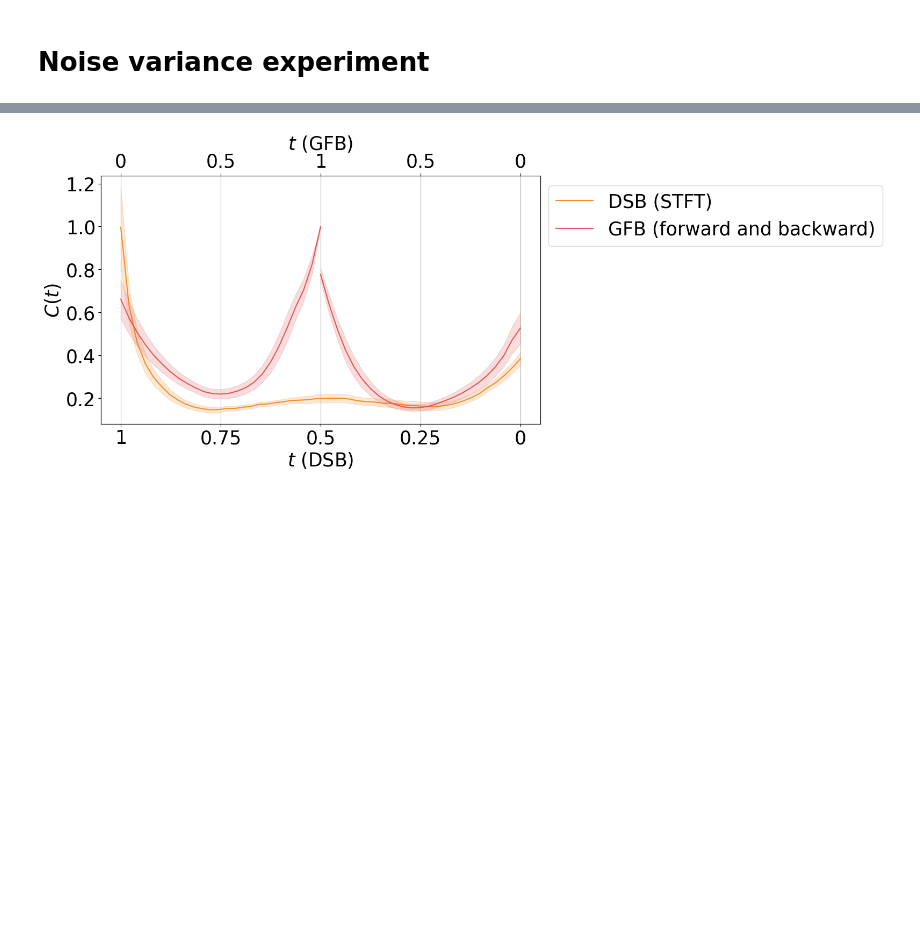
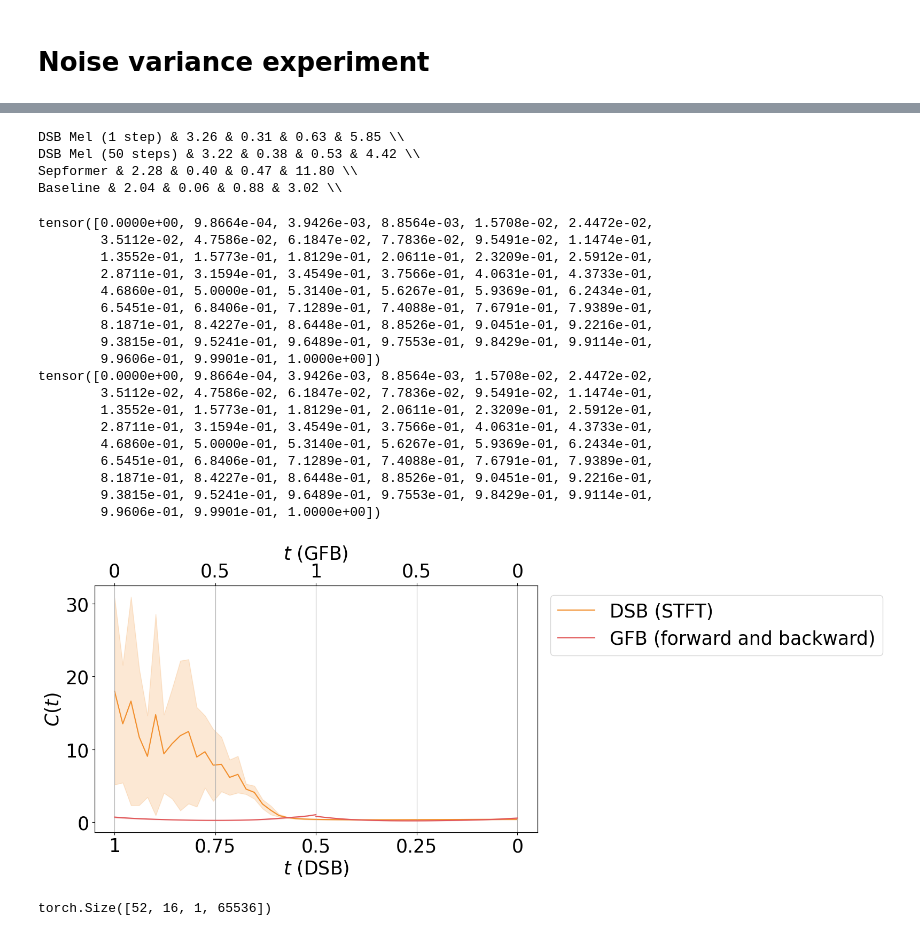
Before and after one commit to kommodeskab/Latent-DSB, a Jupyter notebook: analysis.ipynb, the cells around one changed output, grey strips where cells are left out. Saved outputs shown, nothing was run; the diff lists cells and outputs as text; code cells hidden in the pictures; blank space fills up the shorter version.

```diff
--- a/analysis.ipynb
+++ b/analysis.ipynb
@@ -56,7 +105,7 @@ data = dict()
 what_test = "clip"
 
 num_steps = [1, 2, 5, 10, 15, 30, 50]  # reversed order for plotting
-for model in ['mel_sto', 'stft_sto', 'gfb', 'baseline']:
+for model in ['gfb', 'baseline', 'esdsb_sto', 'stft_sto']:
     data[model] = dict()
     for metric in ['wer', 'srcs', 'dnsmos', 'kad']:
         metric_dict = dict()
@@ -77,7 +126,7 @@ for model in ['mel_sto', 'stft_sto', 'gfb', 'baseline']:
             metric_dict[num_step] = value
 
             if model == 'baseline':
-                continue
+                break
 
         data[model][metric] = metric_dict
 
@@ -87,6 +136,10 @@ plt.rcParams.update({'font.size': 23})
 
 for i, (model, metrics) in enumerate(data.items()):
     if model == 'baseline':
+        axs[0].hlines(y=metrics['wer'].values(), linestyles='--', xmin=0, xmax=len(num_steps)-1, color=model_to_color[model])
+        axs[1].hlines(y=metrics['srcs'].values(), linestyles='--', xmin=0, xmax=len(num_steps)-1, color=model_to_color[model])
+        axs[2].hlines(y=metrics['dnsmos'].values(), linestyles='--', xmin=0, xmax=len(num_steps)-1, color=model_to_color[model])
+        axs[3].hlines(y=metrics['kad'].values(), linestyles='--', xmin=0, xmax=len(num_steps)-1, color=model_to_color[model], label=model_to_name[model])
         continue
 
     xvalues = range(len(num_steps)) if model != 'gfb' else range(1, len(num_steps))  # GFB does not have num_step=1
@@ -96,7 +149,7 @@ for i, (model, metrics) in enumerate(data.items()):
     axs[3].plot(xvalues, metrics['kad'].values(), marker='o', linestyle='-', color=model_to_color[model], label=model_to_name[model])
 for i in range(4):
     axs[i].set_xlabel("Number of Steps")
-    axs[i].set_ylabel([r"WER $\downarrow$", r"SRCS $\uparrow$", r"DNSMOS $\uparrow$", r"KAD $\downarrow$"][i])
+    axs[i].set_title([r"WER $\downarrow$", r"SRCS $\uparrow$", r"DNSMOS $\uparrow$", r"KAD $\downarrow$"][i])
     axs[i].grid(True)
     axs[i].set_xticks(range(len(num_steps)))
     axs[i].set_xticklabels(num_steps)
@@ -134,3 +198,30 @@ Baseline & 2.58 & 0.11 & 0.47 & 5.92 \\
+# %%
+# make it easy to copy paste the results to txt file
+import torch
+
+n_decimals = 2
+
+what_test = 'noise'
+which_models = {
+    'esdsb_sto_1': 'DSB Mel (1 step)',
+    'esdsb_sto_50': 'DSB Mel (50 steps)',
+    'sepformer': 'Sepformer',
+    'baseline': 'Baseline',
+}
+
+for model in which_models:
+    metrics = torch.load(f"test_results/test_{what_test}/{model}/metrics.pt", weights_only=False)
+    mos = torch.tensor(metrics['dnsmos']).mean().item()
+    wer = torch.tensor(metrics['wer']).mean().item()
+    kad = torch.tensor(metrics['kad']).mean().item()
+    srcs = torch.tensor(metrics['srcs']).mean().item()
+
+    print(f"{which_models[model]} & {mos:.{n_decimals}f} & {wer:.{n_decimals}f} & {srcs:.{n_decimals}f} & {kad:.{n_decimals}f} \\\\")
+# %% [output]
+DSB Mel (1 step) & 3.26 & 0.31 & 0.63 & 5.85 \\
+DSB Mel (50 steps) & 3.22 & 0.38 & 0.53 & 4.42 \\
+Sepformer & 2.28 & 0.40 & 0.47 & 11.80 \\
+Baseline & 2.04 & 0.06 & 0.88 & 3.02 \\
 # %%
 # investigate trajectory curvature
 
@@ -155,11 +246,16 @@ def calculate_dsb_curvature_from_path(path : str, max_num_batches : int) -> Tens
     batches = load_all_batches(path, max_num_batches)
     params = torch.load(path + "/params.pt", weights_only=True)
     timeschedule = params['timeschedule']
+
+    if isinstance(timeschedule, list):
+        timeschedule = [t for t, _ in timeschedule] + [timeschedule[-1][1]]
+        timeschedule = torch.tensor(timeschedule).flip(dims=[0])
+        print(timeschedule)
+
     trajectories = batches['trajectory']
     return calculate_curvature_displacement(trajectories, timeschedule), timeschedule
 
-models = ['gfb', 'stft_det']
-num_steps = 30
+models = ['gfb', 'stft']
 data : dict[str, tuple[Tensor, Tensor]] = dict()
 n_batches = 1
 
@@ -197,32 +293,59 @@ ax.set_xlabel("$t$ (DSB)")
 
 ax2 = ax.twiny()  # create a second y-axis
 
 forward_traj = data['gfb_forward'][0]
 backward_traj = data['gfb_backward'][0]
 timeschedule = torch.linspace(0, 1, steps=forward_traj.shape[1])  # create a timeschedule from 0 to 1
 
 forward_mean = forward_traj.mean(dim=0)
 forward_std = forward_traj.std(dim=0)
 backward_mean = backward_traj.mean(dim=0)
 backward_std = backward_traj.std(dim=0)
 
 ax2.plot(timeschedule, forward_mean, color=model_to_color['gfb'])
 ax2.plot(timeschedule + 1, backward_mean, label="GFB (forward and backward)", color=model_to_color['gfb'])
 ax2.fill_between(timeschedule, forward_mean - forward_std, forward_mean + forward_std, alpha=0.2, color=model_to_color['gfb'])
 ax2.fill_between(timeschedule + 1, backward_mean - backward_std, backward_mean + backward_std, alpha=0.2, color=model_to_color['gfb'])
 
 # right now, x-axis goes from 0 to 2
 # make the ticks look like they go from 0 to 1 and back to 0
 ax2.set_xticks([0, 0.5, 1, 1.5, 2])
 ax2.set_xticklabels([0, 0.5, 1, 0.5, 0])
 
 ax2.set_xlabel("$t$ (GFB)")
 
 ax.set_ylabel("$C(t)$")
 fig.legend(loc='upper right', bbox_to_anchor=(1.8, 1), bbox_transform=ax.transAxes)
 plt.grid(True)
 plt.tight_layout()
-plt.savefig(f"test_results/test_clip/curvature_{num_steps}.png", bbox_inches='tight', dpi=300)
+plt.savefig(f"test_results/test_clip/curvature.png", bbox_inches='tight', dpi=300)
 plt.show()
 # %% [output]
+tensor([0.0000e+00, 9.8664e-04, 3.9426e-03, 8.8564e-03, 1.5708e-02, 2.4472e-02,
+        3.5112e-02, 4.7586e-02, 6.1847e-02, 7.7836e-02, 9.5491e-02, 1.1474e-01,
+        1.3552e-01, 1.5773e-01, 1.8129e-01, 2.0611e-01, 2.3209e-01, 2.5912e-01,
+        2.8711e-01, 3.1594e-01, 3.4549e-01, 3.7566e-01, 4.0631e-01, 4.3733e-01,
+        4.6860e-01, 5.0000e-01, 5.3140e-01, 5.6267e-01, 5.9369e-01, 6.2434e-01,
+        6.5451e-01, 6.8406e-01, 7.1289e-01, 7.4088e-01, 7.6791e-01, 7.9389e-01,
+        8.1871e-01, 8.4227e-01, 8.6448e-01, 8.8526e-01, 9.0451e-01, 9.2216e-01,
+        9.3815e-01, 9.5241e-01, 9.6489e-01, 9.7553e-01, 9.8429e-01, 9.9114e-01,
+        9.9606e-01, 9.9901e-01, 1.0000e+00])
+tensor([0.0000e+00, 9.8664e-04, 3.9426e-03, 8.8564e-03, 1.5708e-02, 2.4472e-02,
+        3.5112e-02, 4.7586e-02, 6.1847e-02, 7.7836e-02, 9.5491e-02, 1.1474e-01,
+        1.3552e-01, 1.5773e-01, 1.8129e-01, 2.0611e-01, 2.3209e-01, 2.5912e-01,
+        2.8711e-01, 3.1594e-01, 3.4549e-01, 3.7566e-01, 4.0631e-01, 4.3733e-01,
+        4.6860e-01, 5.0000e-01, 5.3140e-01, 5.6267e-01, 5.9369e-01, 6.2434e-01,
+        6.5451e-01, 6.8406e-01, 7.1289e-01, 7.4088e-01, 7.6791e-01, 7.9389e-01,
+        8.1871e-01, 8.4227e-01, 8.6448e-01, 8.8526e-01, 9.0451e-01, 9.2216e-01,
+        9.3815e-01, 9.5241e-01, 9.6489e-01, 9.7553e-01, 9.8429e-01, 9.9114e-01,
+        9.9606e-01, 9.9901e-01, 1.0000e+00])
-[figure, old version]
+[figure, new version]
+# %%
+path = '/work3/s214630/Latent-DSB/test_results/test_traj/gfb'
+batch = load_all_batches(path, max_num_batches=1)
+params = torch.load(path + "/params.pt", weights_only=True)
+timeschedule = params['timeschedule']
+trajectory = batch['trajectory']
+print(trajectory.shape)
+# %% [output]
+torch.Size([52, 16, 1, 65536])
```
Also changed, not shown: parts of 8 cells of this notebook, 33 other files.
